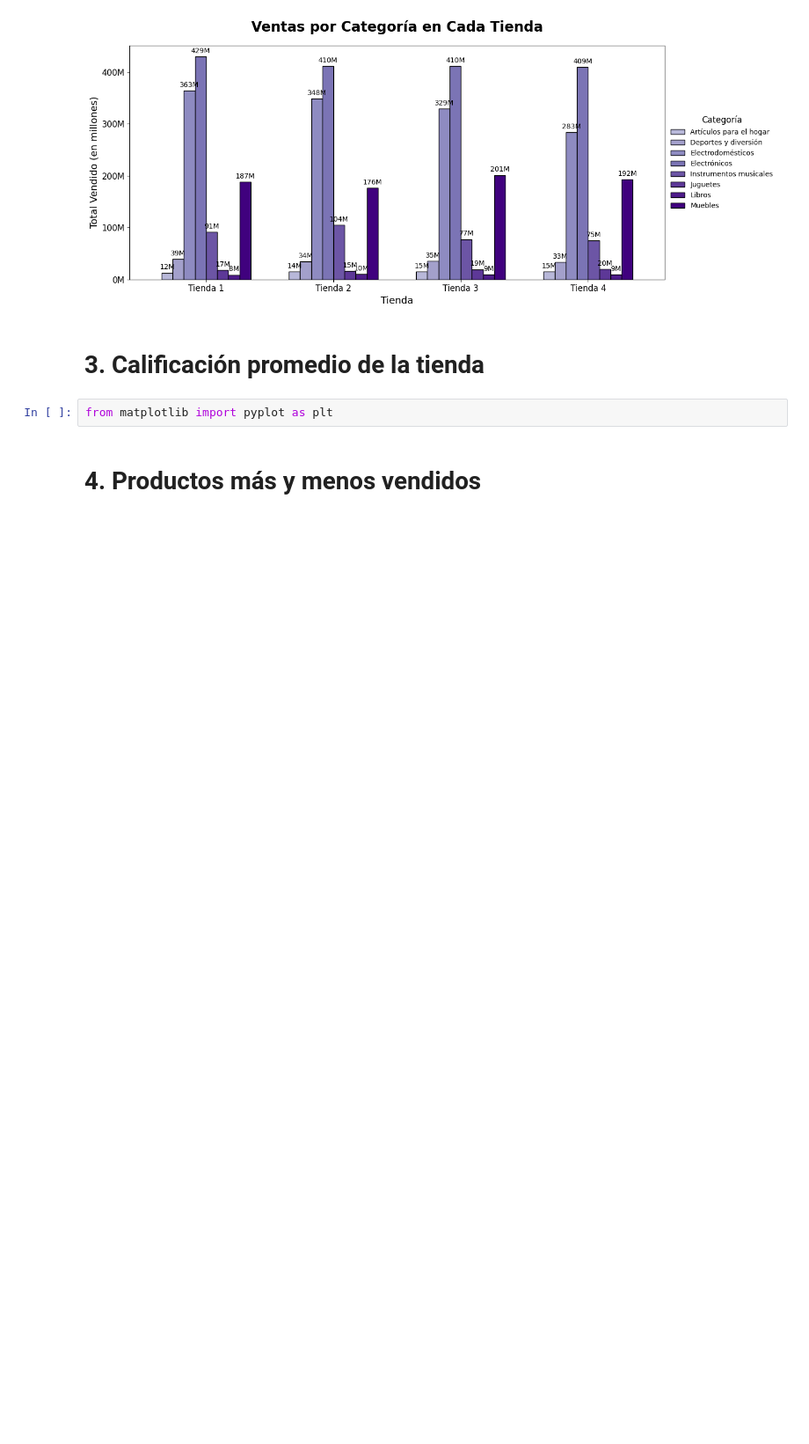
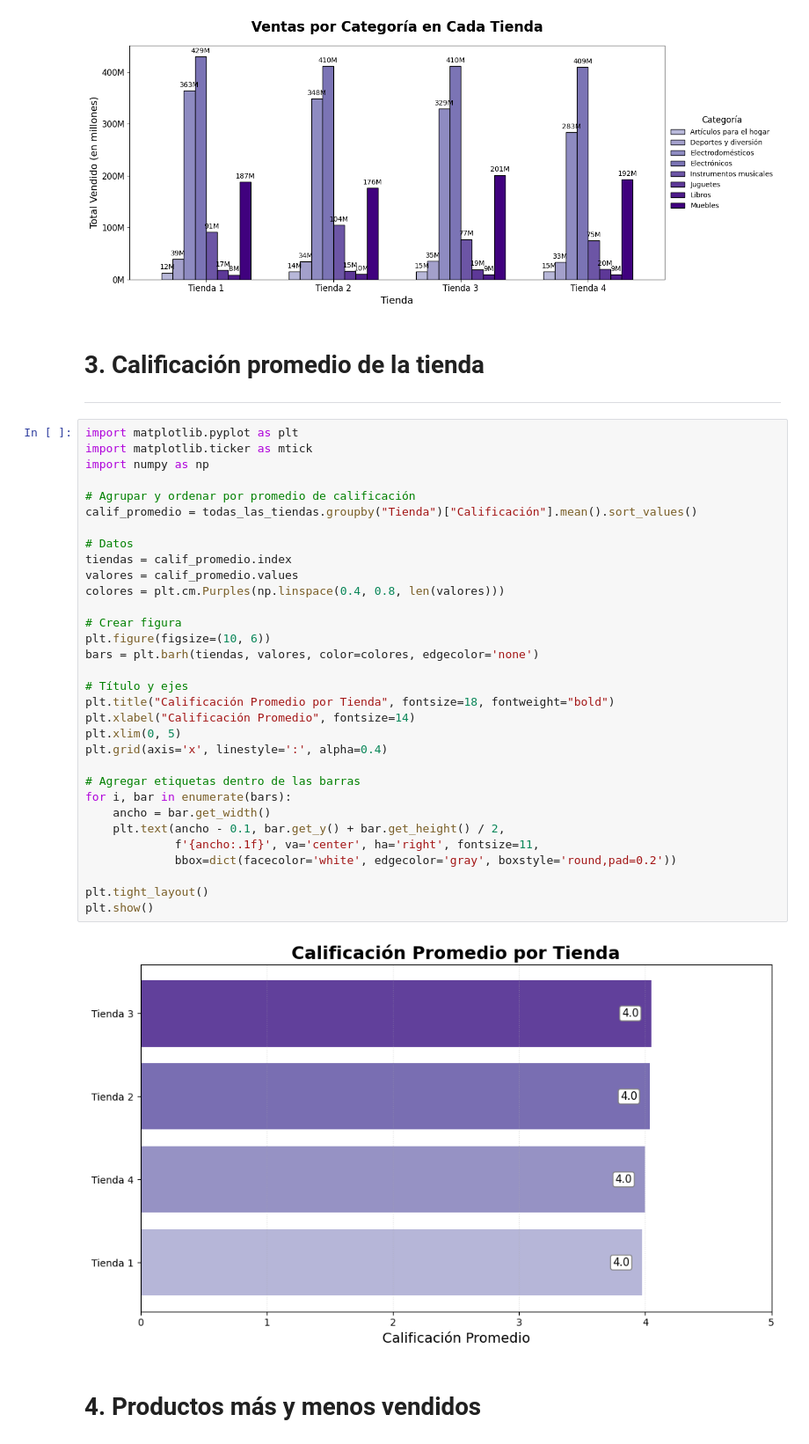
Before and after one commit to Rociolivingstonux/Challenge-Data-Science-Alura-, a Jupyter notebook: AluraStoreLatam.ipynb, the cells around one changed output. Shown: that part at 88% size. Saved outputs shown, nothing was run; the diff lists cells and outputs as text; blank space fills up the shorter version.

Commit message:
Se creo el gráfico de relación de calificación de Tiendas. Se utilizo un gráfico de barras horizontal.

```diff
--- a/AluraStoreLatam.ipynb
+++ b/AluraStoreLatam.ipynb
@@ -158,8 +158,42 @@ plt.show()
 [figure]
 # %% [markdown]
 # 3. Calificación promedio de la tienda
+
+---
-# %%
-from matplotlib import pyplot as plt
+# %%
+import matplotlib.pyplot as plt
+import matplotlib.ticker as mtick
+import numpy as np
+
+# Agrupar y ordenar por promedio de calificación
+calif_promedio = todas_las_tiendas.groupby("Tienda")["Calificación"].mean().sort_values()
+
+# Datos
+tiendas = calif_promedio.index
+valores = calif_promedio.values
+colores = plt.cm.Purples(np.linspace(0.4, 0.8, len(valores)))
+
+# Crear figura
+plt.figure(figsize=(10, 6))
+bars = plt.barh(tiendas, valores, color=colores, edgecolor='none')
+
+# Título y ejes
+plt.title("Calificación Promedio por Tienda", fontsize=18, fontweight="bold")
+plt.xlabel("Calificación Promedio", fontsize=14)
+plt.xlim(0, 5)
+plt.grid(axis='x', linestyle=':', alpha=0.4)
+
+# Agregar etiquetas dentro de las barras
+for i, bar in enumerate(bars):
+    ancho = bar.get_width()
+    plt.text(ancho - 0.1, bar.get_y() + bar.get_height() / 2,
+             f'{ancho:.1f}', va='center', ha='right', fontsize=11,
+             bbox=dict(facecolor='white', edgecolor='gray', boxstyle='round,pad=0.2'))
+
+plt.tight_layout()
+plt.show()
+# %% [output]
+[figure, added]
 # %% [markdown]
 # 4. Productos más y menos vendidos
 # %% [markdown]
```
